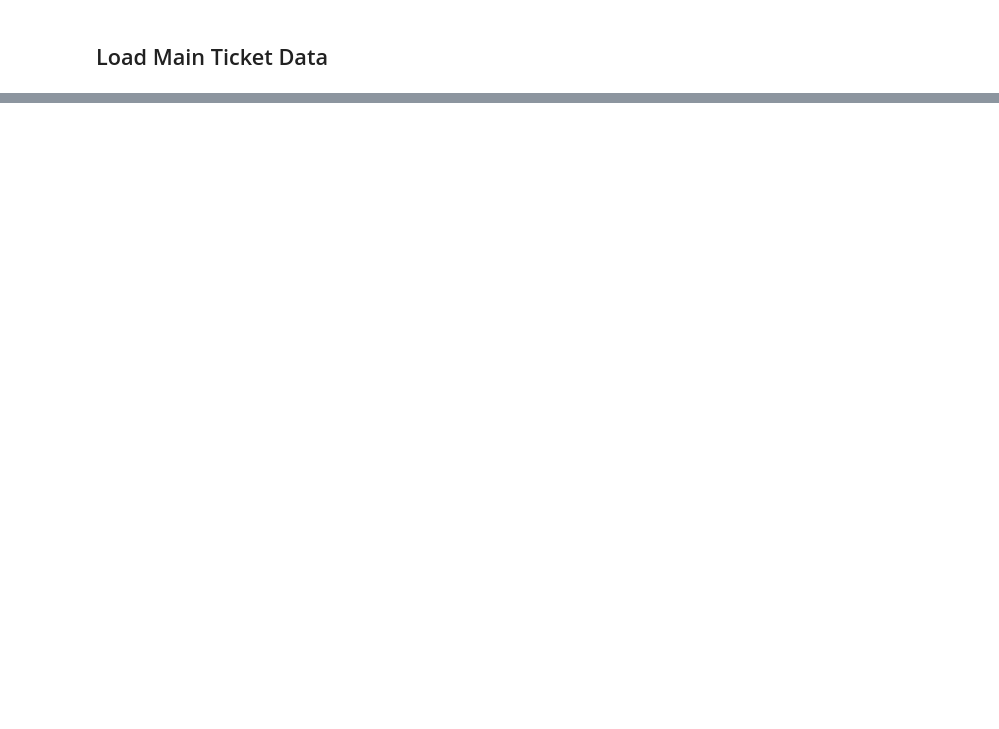
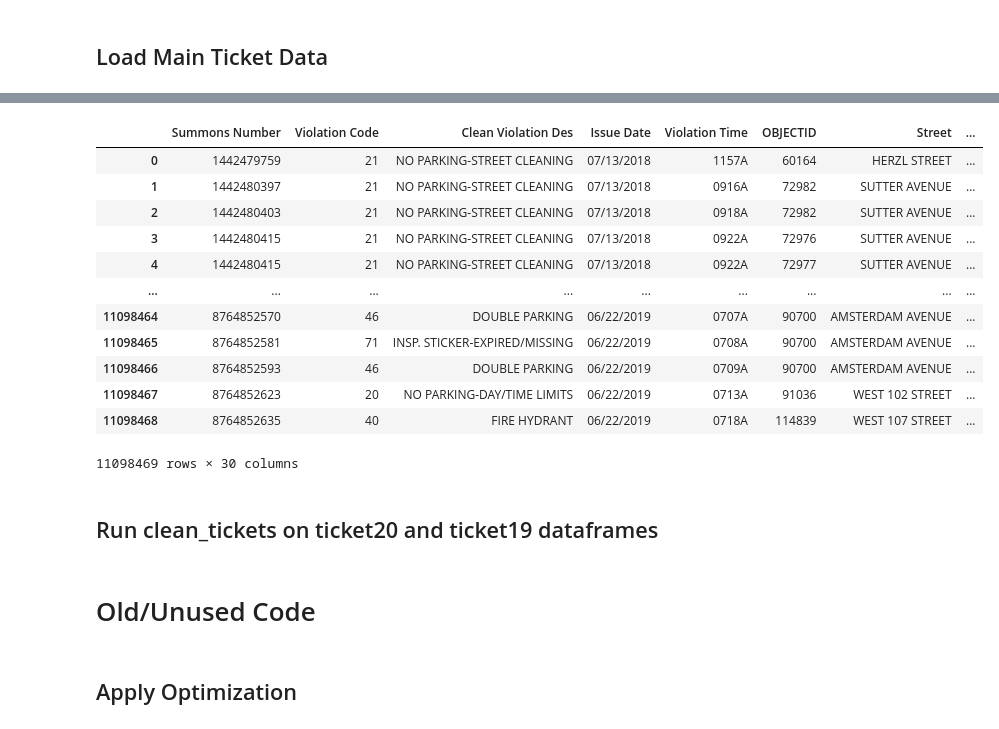
Before and after one commit to stuartong/streetsofnyc, a Jupyter notebook: Data Cleaning - Tickets.ipynb, the cells around one changed output, grey strips where cells are left out. Saved outputs shown, nothing was run; the diff lists cells and outputs as text; code cells hidden in the pictures; blank space fills up the shorter version.

```diff
--- a/Data Cleaning - Tickets.ipynb
+++ b/Data Cleaning - Tickets.ipynb
@@ -17,0 +202,18 @@ ticket19 = feather.read_dataframe('ticket_2019.feather')
+# %%
+%%time
+
+query='''
+SELECT a.`Summons Number`,a.`Violation Code`,a.`Clean Violation Des`,a.`Issue Date`,a.`Violation Time`,
+b.OBJECTID,b.Street,b.FeatureTyp,b.SegmentTyp,b.NonPed,b.TrafDir,b.LocStatus,b.LZip,b.RZip,b.LBoro,b.RBoro,
+b.L_CD,b.R_CD,b.CurveFlag,b.Radius,b.RW_Type,b.PhysicalID,b.StreetWidt,b.BikeLane,b.BIKE_Trafd,b.Number_Tra,
+b.Number_Par,b.Number_Tot,b.Posted_Spe,b.Truck_Rout
+FROM ticket19 a
+LEFT OUTER JOIN LION b
+ON a.Street1LU = b.StreetCode
+WHERE b.c_lowadd<=a.`House Number Clean`
+AND b.c_highadd>=a.`House Number Clean`
+'''
+
+summon_object19 = pd.read_sql_query(query,con)
+summon_object19
+# %% [output]
@@ -17,0 +222,15 @@ ticket19 = feather.read_dataframe('ticket_2019.feather')
+|  | Summons Number | Violation Code | Clean Violation Des | Issue Date | Violation Time | OBJECTID | Street | ... |
+| 0 | 1442479759 | 21 | NO PARKING-STREET CLEANING | 07/13/2018 | 1157A | 60164 | HERZL STREET | ... |
+| 1 | 1442480397 | 21 | NO PARKING-STREET CLEANING | 07/13/2018 | 0916A | 72982 | SUTTER AVENUE | ... |
+| 2 | 1442480403 | 21 | NO PARKING-STREET CLEANING | 07/13/2018 | 0918A | 72982 | SUTTER AVENUE | ... |
+| 3 | 1442480415 | 21 | NO PARKING-STREET CLEANING | 07/13/2018 | 0922A | 72976 | SUTTER AVENUE | ... |
+| 4 | 1442480415 | 21 | NO PARKING-STREET CLEANING | 07/13/2018 | 0922A | 72977 | SUTTER AVENUE | ... |
+| ... | ... | ... | ... | ... | ... | ... | ... | ... |
+| 11098464 | 8764852570 | 46 | DOUBLE PARKING | 06/22/2019 | 0707A | 90700 | AMSTERDAM AVENUE | ... |
+| 11098465 | 8764852581 | 71 | INSP. STICKER-EXPIRED/MISSING | 06/22/2019 | 0708A | 90700 | AMSTERDAM AVENUE | ... |
+| 11098466 | 8764852593 | 46 | DOUBLE PARKING | 06/22/2019 | 0709A | 90700 | AMSTERDAM AVENUE | ... |
+| 11098467 | 8764852623 | 20 | NO PARKING-DAY/TIME LIMITS | 06/22/2019 | 0713A | 91036 | WEST 102 STREET | ... |
+| 11098468 | 8764852635 | 40 | FIRE HYDRANT | 06/22/2019 | 0718A | 114839 | WEST 107 STREET | ... |
+11098469 rows × 30 columns
+# %% [markdown]
+## Run clean_tickets on ticket20 and ticket19 dataframes
@@ -17,0 +240,4 @@ ticket19 = feather.read_dataframe('ticket_2019.feather')
+# %% [markdown]
+# Old/Unused Code
+# %% [markdown]
+## Apply Optimization
```
Also changed, not shown: parts of 63 cells of this notebook.
